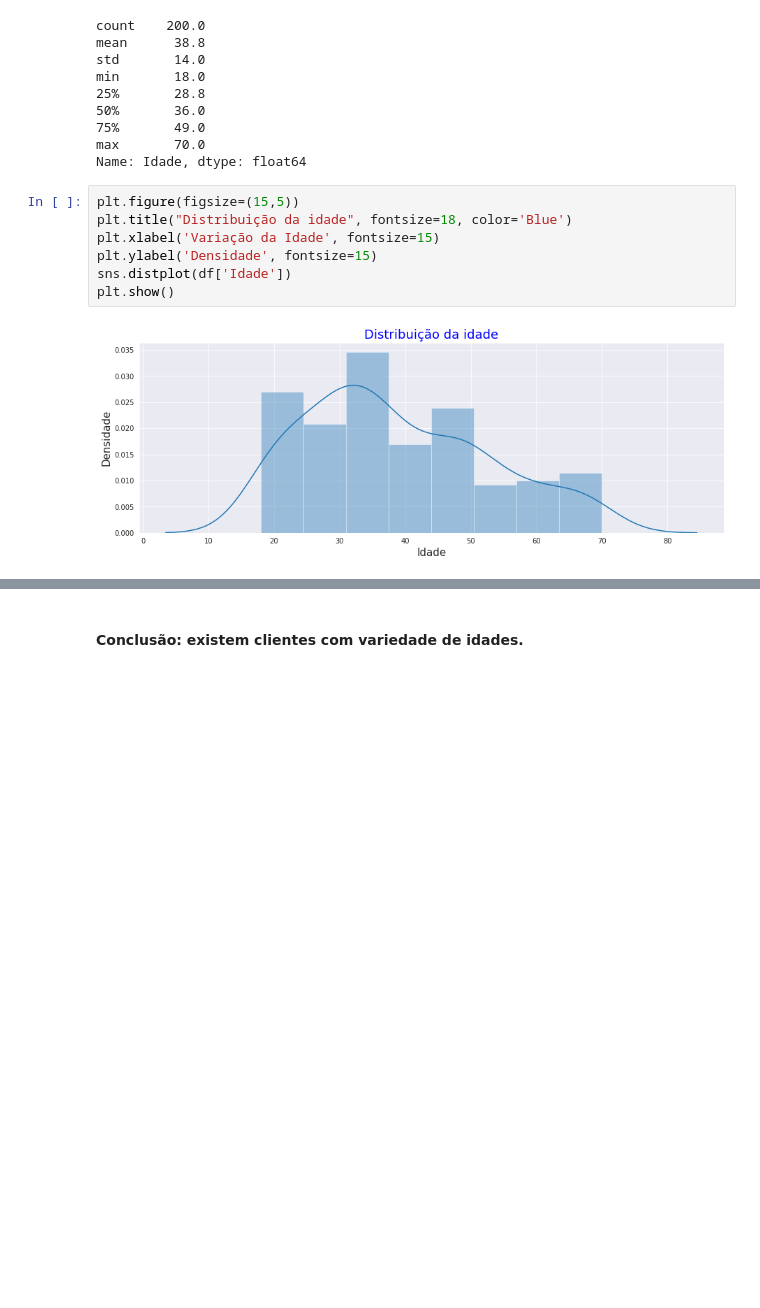
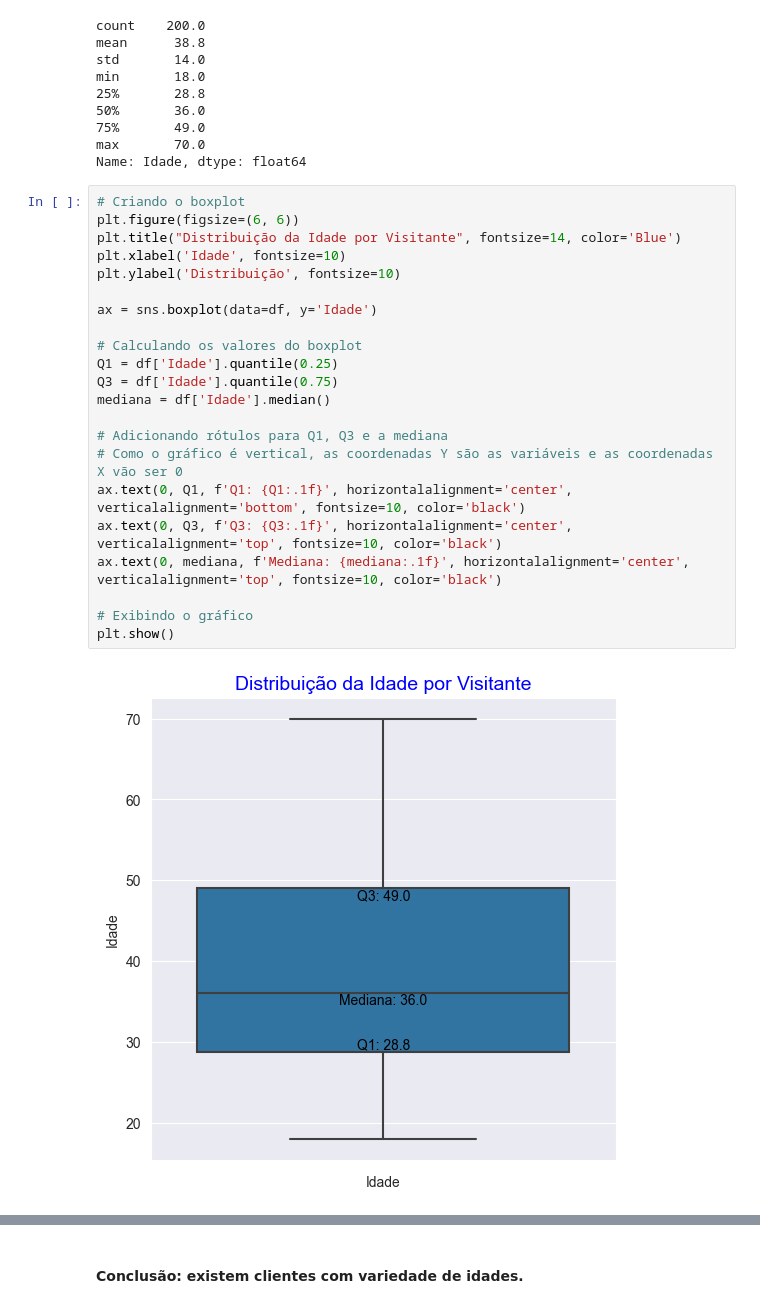
Before and after one commit to rodrigohigashi/portfolio, a Jupyter notebook: Notebook/Análise_de_Visitantes.ipynb, the cells around one changed output, grey strips where cells are left out. Saved outputs shown, nothing was run; the diff lists cells and outputs as text; blank space fills up the shorter version.

```diff
--- a/Notebook/Análise_de_Visitantes.ipynb
+++ b/Notebook/Análise_de_Visitantes.ipynb
@@ -184,12 +215,27 @@ min       18.0
 75%       49.0
 max       70.0
 Name: Idade, dtype: float64
-# %%
-plt.figure(figsize=(15,5))
-plt.title("Distribuição da idade", fontsize=18, color='Blue')
-plt.xlabel('Variação da Idade', fontsize=15)
-plt.ylabel('Densidade', fontsize=15)
-sns.distplot(df['Idade'])
-plt.show()
-# %% [output]
-[figure, removed]
+# %%
+# Criando o boxplot
+plt.figure(figsize=(6, 6))
+plt.title("Distribuição da Idade por Visitante", fontsize=14, color='Blue')
+plt.xlabel('Idade', fontsize=10)
+plt.ylabel('Distribuição', fontsize=10)
+
+ax = sns.boxplot(data=df, y='Idade')
+
+# Calculando os valores do boxplot
+Q1 = df['Idade'].quantile(0.25)
+Q3 = df['Idade'].quantile(0.75)
+mediana = df['Idade'].median()
+
+# Adicionando rótulos para Q1, Q3 e a mediana
+# Como o gráfico é vertical, as coordenadas Y são as variáveis e as coordenadas X vão ser 0
+ax.text(0, Q1, f'Q1: {Q1:.1f}', horizontalalignment='center', verticalalignment='bottom', fontsize=10, color='black')
+ax.text(0, Q3, f'Q3: {Q3:.1f}', horizontalalignment='center', verticalalignment='top', fontsize=10, color='black')
+ax.text(0, mediana, f'Mediana: {mediana:.1f}', horizontalalignment='center', verticalalignment='top', fontsize=10, color='black')
+
+# Exibindo o gráfico
+plt.show()
+# %% [output]
+[figure, added]
```
Also changed, not shown: parts of 18 cells of this notebook.
